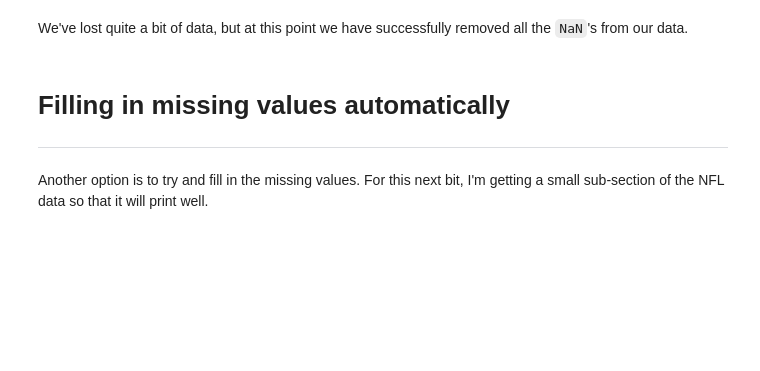
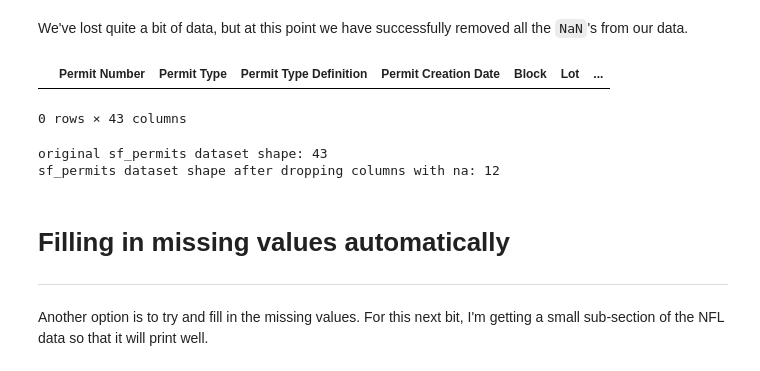
Before and after one commit to SpencerDansby/stats-and-probability, a Jupyter notebook: notebooks/data-cleaning-challenge-handling-missing-values.ipynb, the cells around one changed output. Saved outputs shown, nothing was run; the diff lists cells and outputs as text; code cells hidden in the pictures; blank space fills up the shorter version.

```diff
--- a/notebooks/data-cleaning-challenge-handling-missing-values.ipynb
+++ b/notebooks/data-cleaning-challenge-handling-missing-values.ipynb
@@ -193,8 +217,20 @@ print("Columns with na's dropped: %d" % columns_with_na_dropped.shape[1])
 We've lost quite a bit of data, but at this point we have successfully removed all the `NaN`'s from our data.
 # %%
 # Your turn! Try removing all the rows from the sf_permits dataset that contain missing values. How many are left?
+sf_permits.dropna()
+# %% [output]
+|  | Permit Number | Permit Type | Permit Type Definition | Permit Creation Date | Block | Lot | ... |
+0 rows × 43 columns
 # %%
 # Now try removing all the columns with empty values. Now how much of your data is left?
+columns_with_na_dropped_sf = sf_permits.dropna(axis=1)
+columns_with_na_dropped_sf.head()
+
+print('original sf_permits dataset shape:', sf_permits.shape[1])
+print('sf_permits dataset shape after dropping columns with na:', columns_with_na_dropped_sf.shape[1])
+# %% [output]
+original sf_permits dataset shape: 43
+sf_permits dataset shape after dropping columns with na: 12
 # %% [markdown]
 # Filling in missing values automatically
 _____
```
Also changed, not shown: parts of 8 cells of this notebook.
